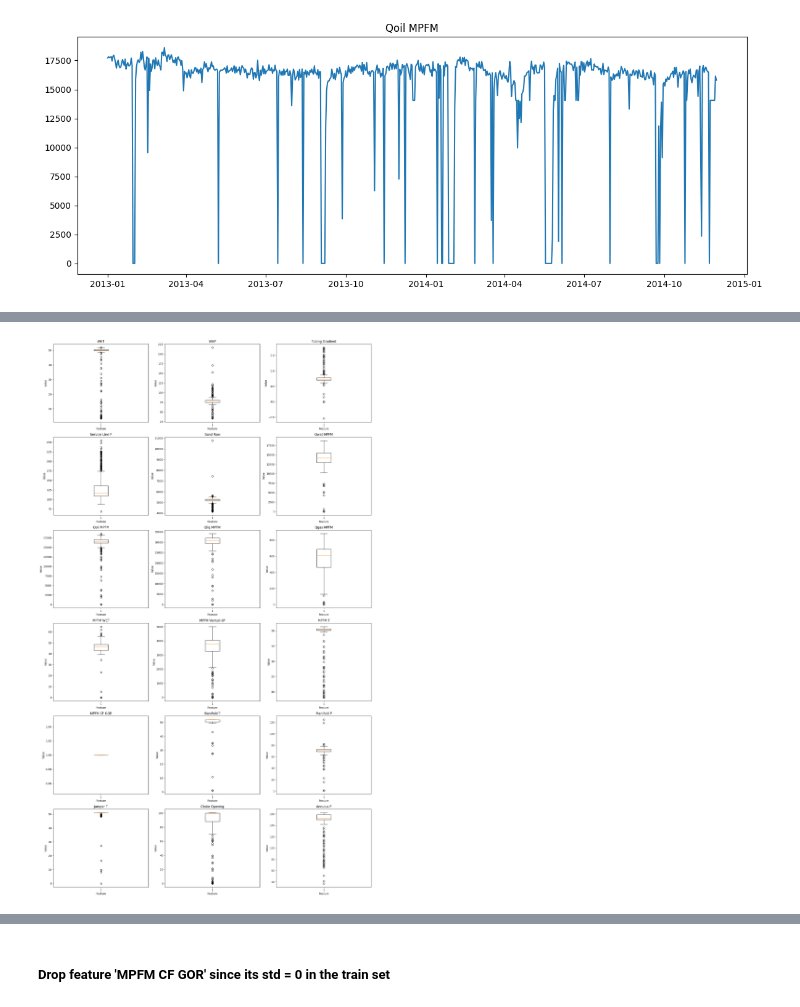
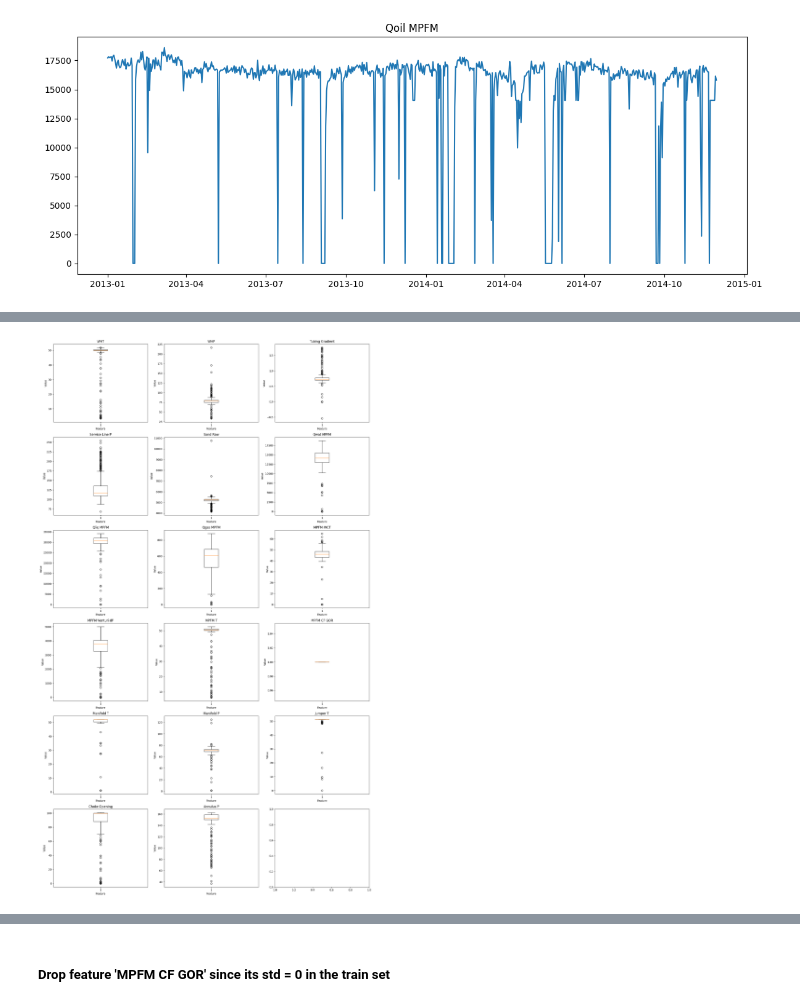
Before and after one commit to mattwagon/oil_production_prediction, a Jupyter notebook: notebooks/eduardo - basic mvp.ipynb, the cells around one changed output, grey strips where cells are left out. Drawn from its saved outputs; the diff is of its cells as text; code cells hidden in the pictures.

```diff
--- a/notebooks/eduardo - basic mvp.ipynb
+++ b/notebooks/eduardo - basic mvp.ipynb
@@ -354,0 +342,21 @@ Text(0.5, 1.0, 'Qoil MPFM from 2007 to 2022')
+# %%
+import matplotlib.dates as mdates
+
+fig, ax = plt.subplots(figsize=(14,5))
+ax.plot(df['Date'], df['Qoil MPFM'])
+
+
+ax.axvline(x=pd.to_datetime('2013-01-01'), color='red')
+ax.axvline(x=pd.to_datetime('2014-12-31'), color='red')
+
+ax.axvline(x=pd.to_datetime('2019-12-31'), color='green')
+ax.axvline(x=pd.to_datetime('2022-12-31'), color='green')
+
+ax.xaxis.set_major_formatter(mdates.DateFormatter('%Y'))
+
+
+ax.set_title('Train data (red) and Test data (green)')
+ax.set_xlabel('Year')
+ax.set_ylabel('Qoil MPFM')
+
+plt.show()
@@ -406,0 +405,15 @@ plt.show()
+# %%
+# Create a figure and axis for each histogram
+fig, axs = plt.subplots(3, 6, figsize=(18, 15))
+
+axs = axs.ravel()
+
+for i, col in enumerate(X.columns):
+    sns.histplot(X[col], kde=True, ax=axs[i])
+
+for j in range(len(X.columns), len(axs)):
+    axs[j].axis('off')
+
+plt.subplots_adjust(hspace=0.5)
+
+plt.show()
@@ -407,15 +422,15 @@ plt.show()
 # %%
 fig, axes = plt.subplots(nrows=6, ncols=3, figsize=(18, 30))
 
-for i, col in enumerate(df_train.drop(columns='Date').columns):
+for i, col in enumerate(X_train.columns):
     ax = axes[i // 3, i % 3]
-    ax.boxplot(df_train[col])
+    ax.boxplot(X_train[col])
     ax.set_title(col)
     ax.set_xlabel('Feature')
     ax.set_ylabel('Value')
 
 
 plt.tight_layout()
 plt.show()
 # %% [output]
-[figure, old version]
+[figure, new version]
```
Also changed, not shown: parts of 27 cells of this notebook.
